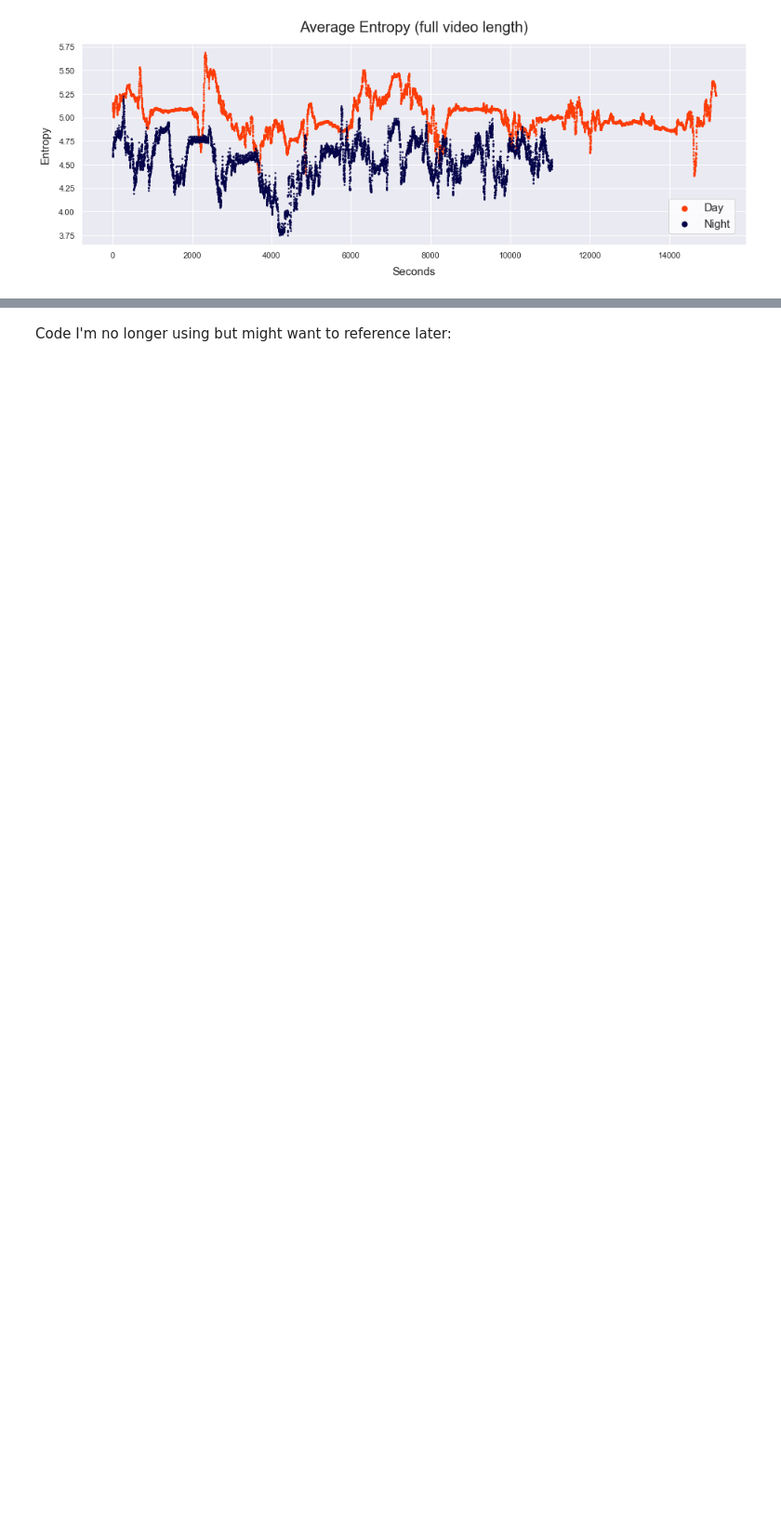
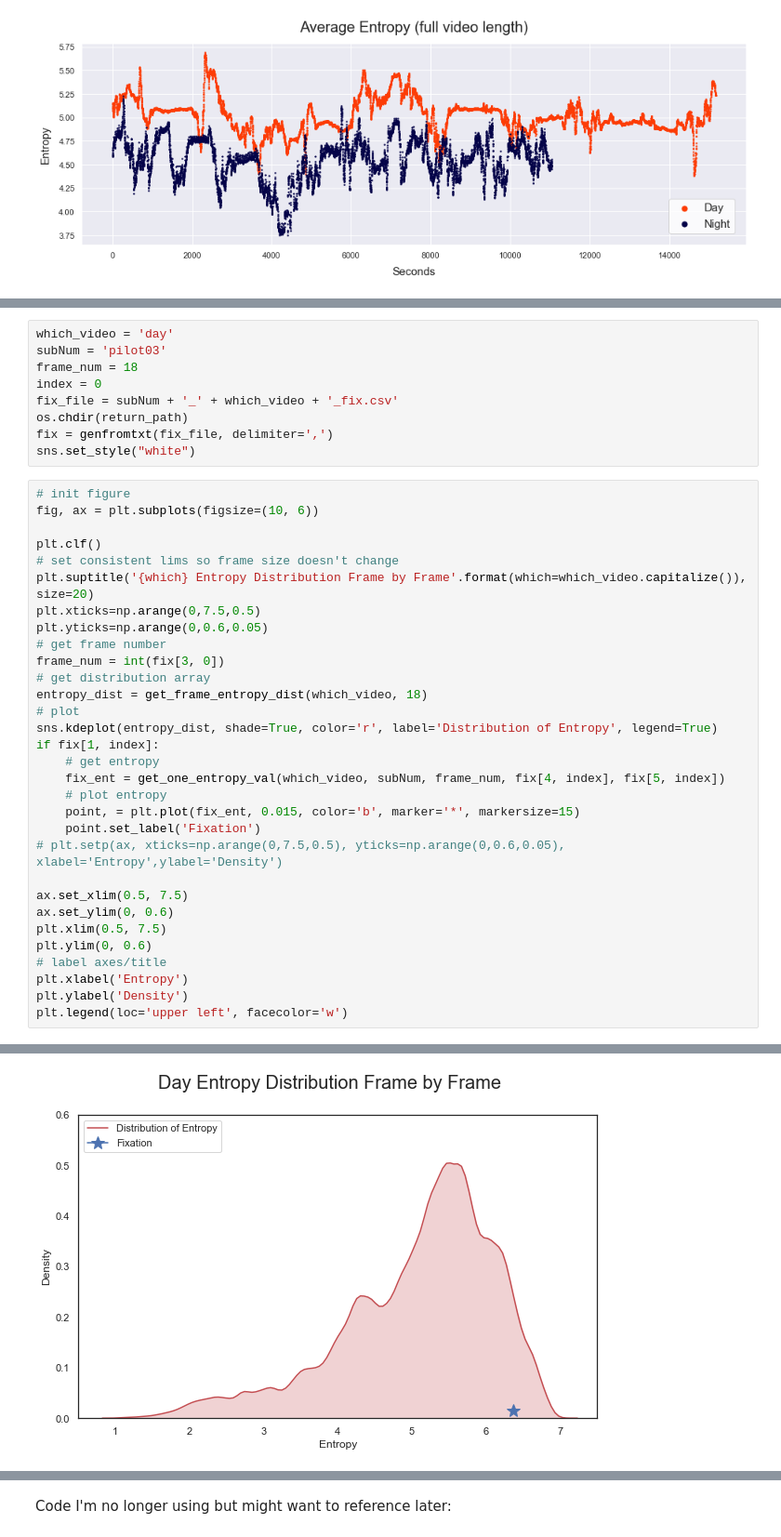
Before and after one commit to sydneykessler/street_view, a Jupyter notebook: entropy_plots.ipynb, the cells around one changed output, grey strips where cells are left out. Shown: that part at 93% size. Saved outputs shown, nothing was run; the diff lists cells and outputs as text; blank space fills up the shorter version.

```diff
--- a/entropy_plots.ipynb
+++ b/entropy_plots.ipynb
@@ -257,0 +407,41 @@ plt.show()
+# %%
+which_video = 'day'
+subNum = 'pilot03'
+frame_num = 18
+index = 0
+fix_file = subNum + '_' + which_video + '_fix.csv'
+os.chdir(return_path)
+fix = genfromtxt(fix_file, delimiter=',')
+sns.set_style("white")
+# %%
+# init figure
+fig, ax = plt.subplots(figsize=(10, 6))
+
+plt.clf()
+# set consistent lims so frame size doesn't change
+plt.suptitle('{which} Entropy Distribution Frame by Frame'.format(which=which_video.capitalize()), size=20)
+plt.xticks=np.arange(0,7.5,0.5)
+plt.yticks=np.arange(0,0.6,0.05)
+# get frame number
+frame_num = int(fix[3, 0])
+# get distribution array
+entropy_dist = get_frame_entropy_dist(which_video, 18)
+# plot
+sns.kdeplot(entropy_dist, shade=True, color='r', label='Distribution of Entropy', legend=True)
+if fix[1, index]:
+    # get entropy
+    fix_ent = get_one_entropy_val(which_video, subNum, frame_num, fix[4, index], fix[5, index])
+    # plot entropy
+    point, = plt.plot(fix_ent, 0.015, color='b', marker='*', markersize=15)
+    point.set_label('Fixation')
+# plt.setp(ax, xticks=np.arange(0,7.5,0.5), yticks=np.arange(0,0.6,0.05), xlabel='Entropy',ylabel='Density')
+
+ax.set_xlim(0.5, 7.5)
+ax.set_ylim(0, 0.6)
+plt.xlim(0.5, 7.5)
+plt.ylim(0, 0.6)
+# label axes/title
+plt.xlabel('Entropy')
+plt.ylabel('Density')
+plt.legend(loc='upper left', facecolor='w')
+# %% [output]
@@ -257,0 +449 @@ plt.show()
+[figure, added]
```
Also changed, not shown: parts of 22 cells of this notebook, 6 other files.
